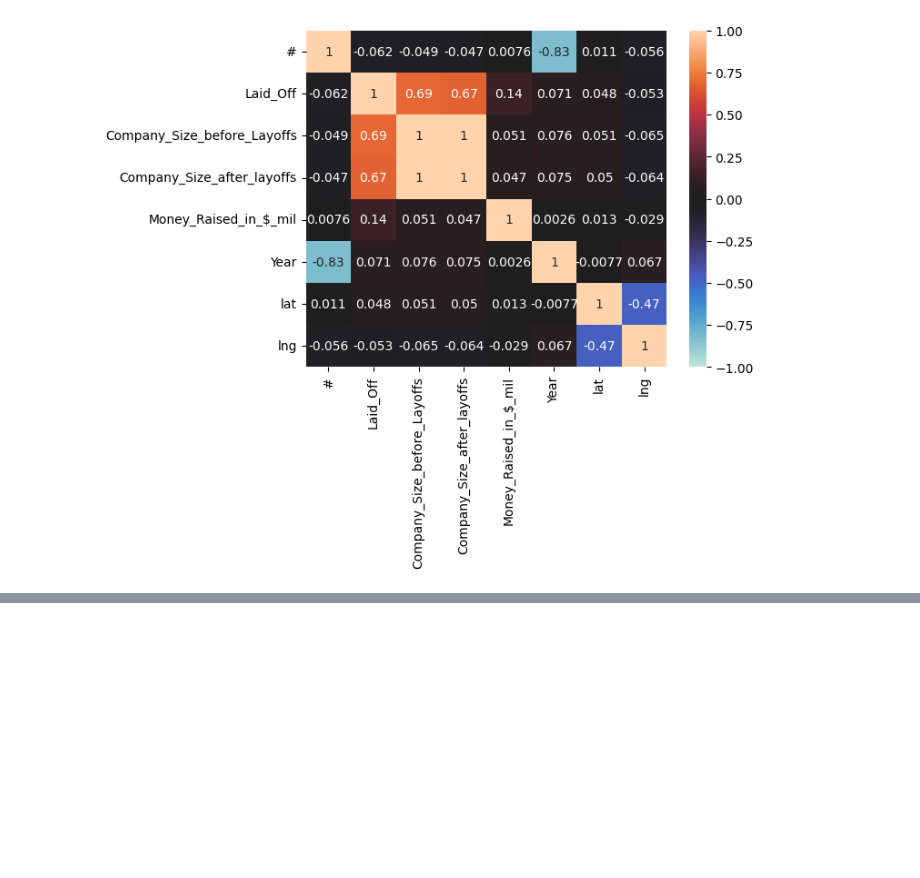
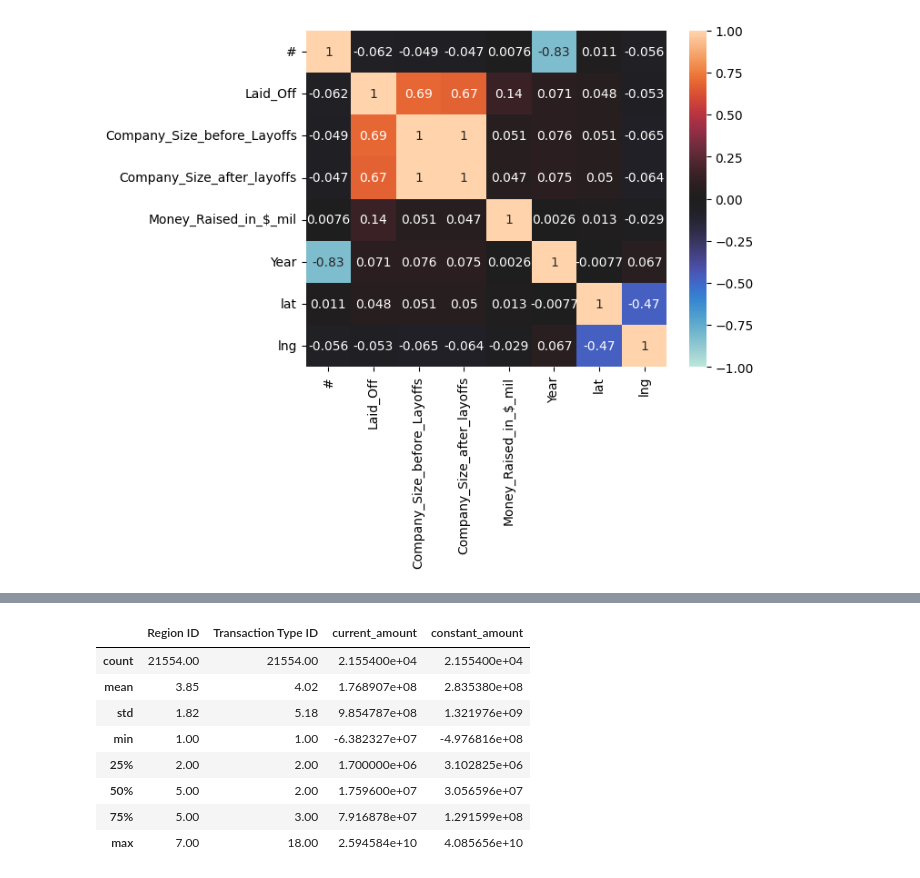
Before and after one commit to katulevskiy/tech_layoffs_ml, a Jupyter notebook: analyze_data.ipynb, the cells around one changed output, grey strips where cells are left out. Drawn from its saved outputs; the diff is of its cells as text; code cells hidden in the pictures; blank space fills up the shorter version.

```diff
--- a/analyze_data.ipynb
+++ b/analyze_data.ipynb
@@ -294,0 +372,12 @@ sns.heatmap(corr, vmin=-1, vmax=1, center=0, annot=True)
+# %%
+foreign_aid_data.describe().round(2)
+# %% [output]
+|  | Region ID | Transaction Type ID | current_amount | constant_amount |
+| count | 21554.00 | 21554.00 | 2.155400e+04 | 2.155400e+04 |
+| mean | 3.85 | 4.02 | 1.768907e+08 | 2.835380e+08 |
+| std | 1.82 | 5.18 | 9.854787e+08 | 1.321976e+09 |
+| min | 1.00 | 1.00 | -6.382327e+07 | -4.976816e+08 |
+| 25% | 2.00 | 2.00 | 1.700000e+06 | 3.102825e+06 |
+| 50% | 5.00 | 2.00 | 1.759600e+07 | 3.056596e+07 |
+| 75% | 5.00 | 3.00 | 7.916878e+07 | 1.291599e+08 |
+| max | 7.00 | 18.00 | 2.594584e+10 | 4.085656e+10 |
```
Also changed, not shown: parts of 5 cells of this notebook.
